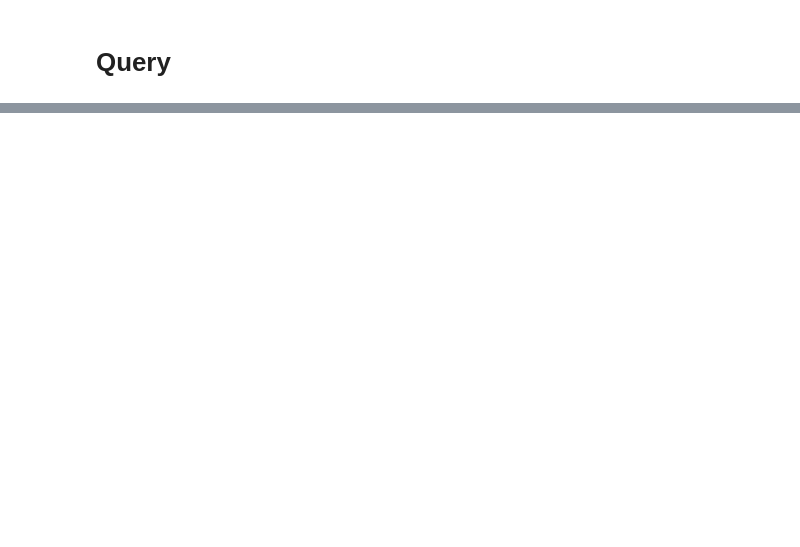
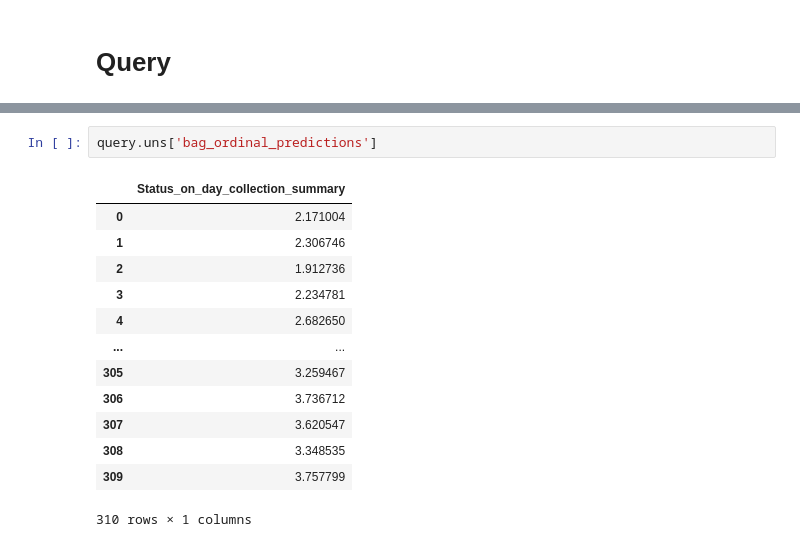
Before and after one commit to theislab/multimil, a Jupyter notebook: notebooks/multimil-query-to-ref-tutorial.ipynb, the cells around one changed output, grey strips where cells are left out. Drawn from its saved outputs; the diff is of its cells as text; blank space fills up the shorter version.

```diff
--- a/notebooks/multimil-query-to-ref-tutorial.ipynb
+++ b/notebooks/multimil-query-to-ref-tutorial.ipynb
@@ -171,0 +325,16 @@ query
+# %%
+query.uns['bag_ordinal_predictions']
+# %% [output]
+|  | Status_on_day_collection_summary |
+| 0 | 2.171004 |
+| 1 | 2.306746 |
+| 2 | 1.912736 |
+| 3 | 2.234781 |
+| 4 | 2.682650 |
+| ... | ... |
+| 305 | 3.259467 |
+| 306 | 3.736712 |
+| 307 | 3.620547 |
+| 308 | 3.348535 |
+| 309 | 3.757799 |
+310 rows × 1 columns
```
Also changed, not shown: parts of 35 cells of this notebook, 10 other files.
